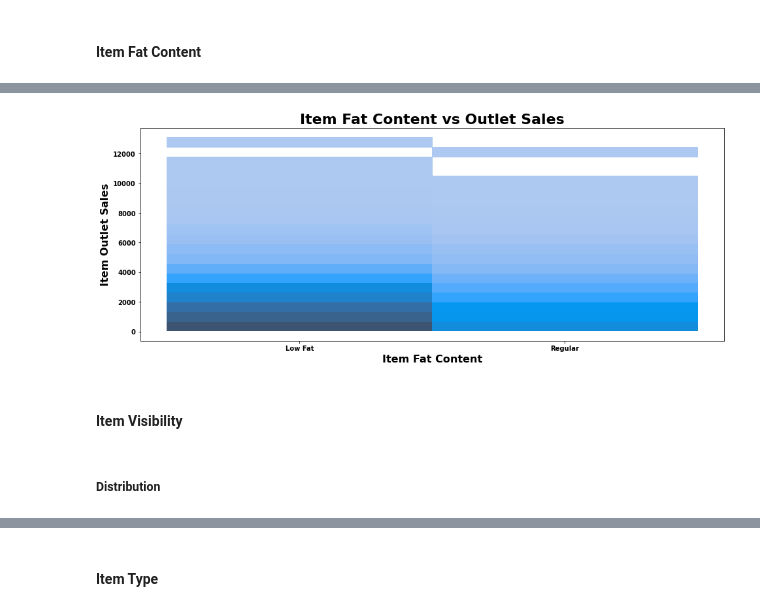
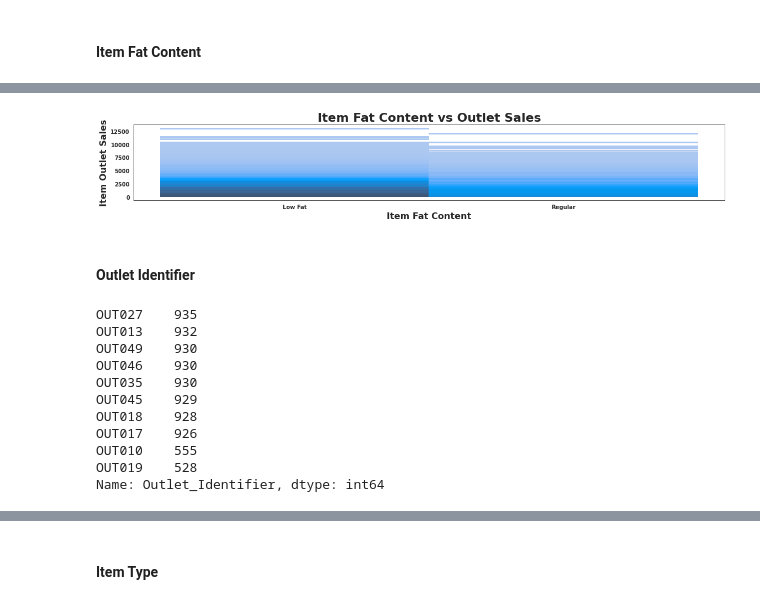
Before and after one commit to YBilodeau/Sales-Predictions, a Jupyter notebook: Sales_Prediction_Project.ipynb, the cells around one changed output, grey strips where cells are left out. Drawn from its saved outputs; the diff is of its cells as text; code cells hidden in the pictures.

```diff
--- a/Sales_Prediction_Project.ipynb
+++ b/Sales_Prediction_Project.ipynb
@@ -40,6 +44,7 @@ import numpy as np
 import pandas as pd
 import matplotlib.pyplot as plt
 import seaborn as sns
+sns.set_style('white')
 
 from sklearn.preprocessing import StandardScaler, OneHotEncoder
 from sklearn.impute import SimpleImputer
@@ -457,16 +758,31 @@ plt.yticks(fontsize = 10, weight='bold');
 # %%
-plt.figure(figsize = (16, 6))
+plt.figure(figsize = (16, 3))
 
-sns.histplot(data=df, x='Item_Fat_Content',y='Item_Outlet_Sales', bins=20, color='#069AF3')
+sns.histplot(data=df, x='Item_Fat_Content',y='Item_Outlet_Sales', color='#069AF3')
 
 plt.title('Item Fat Content vs Outlet Sales', fontsize = 22, weight='bold')
 plt.xlabel('Item Fat Content', fontsize = 16, weight='bold')
 plt.ylabel('Item Outlet Sales', fontsize = 16, weight='bold');
 plt.xticks(fontsize = 10, weight='bold', rotation=0)
 plt.yticks(fontsize = 10, weight='bold');
+
+plt.tight_layout()
+plt.show;
 # %% [output]
-[figure, old version]
+[figure, new version]
-# %% [markdown]
-#### **Item Visibility**
-# %% [markdown]
-##### **Distribution**
+# %% [markdown]
+#### **Outlet Identifier**
+# %%
+df['Outlet_Identifier'].value_counts()
+# %% [output]
+OUT027    935
+OUT013    932
+OUT049    930
+OUT046    930
+OUT035    930
+OUT045    929
+OUT018    928
+OUT017    926
+OUT010    555
+OUT019    528
+Name: Outlet_Identifier, dtype: int64
```
Also changed, not shown: parts of 198 cells of this notebook.
